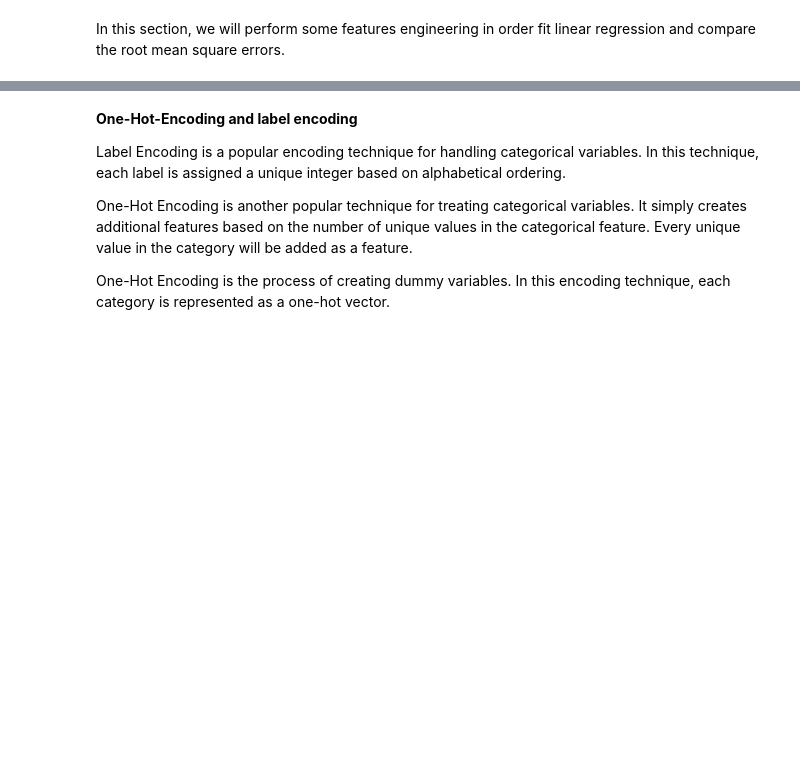
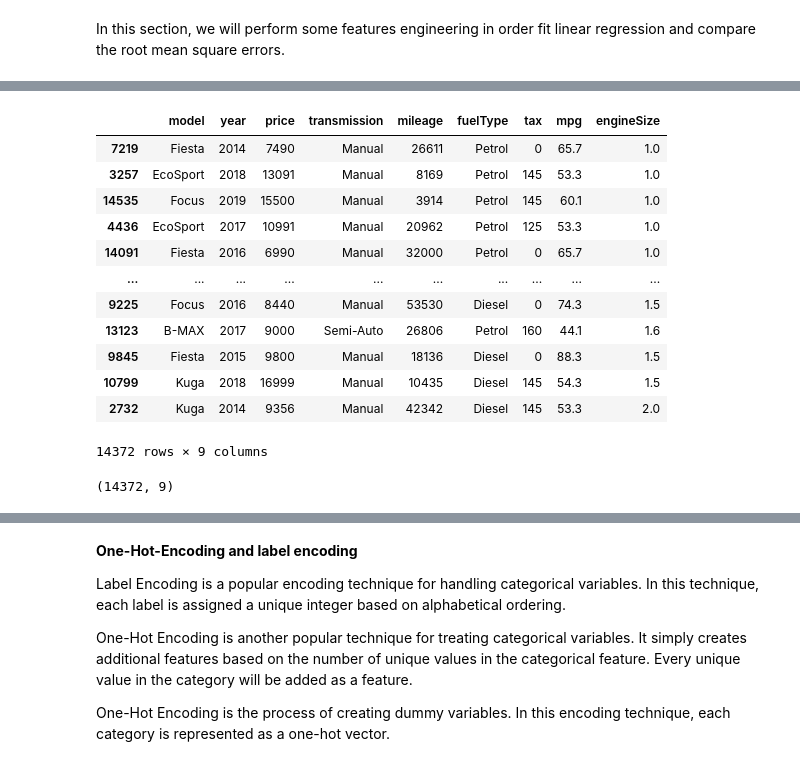
Before and after one commit to kston/ford_regression_regularization, a Jupyter notebook: Ford_Dataset_Linear_Regr_and_Regul.ipynb, the cells around one changed output, grey strips where cells are left out. Drawn from its saved outputs; the diff is of its cells as text; code cells hidden in the pictures; blank space fills up the shorter version.

```diff
--- a/Ford_Dataset_Linear_Regr_and_Regul.ipynb
+++ b/Ford_Dataset_Linear_Regr_and_Regul.ipynb
@@ -475,3 +477,19 @@ df.shape
+# %%
+df
+# %% [output]
+|  | model | year | price | transmission | mileage | fuelType | tax | mpg | engineSize |
+| 7219 | Fiesta | 2014 | 7490 | Manual | 26611 | Petrol | 0 | 65.7 | 1.0 |
+| 3257 | EcoSport | 2018 | 13091 | Manual | 8169 | Petrol | 145 | 53.3 | 1.0 |
+| 14535 | Focus | 2019 | 15500 | Manual | 3914 | Petrol | 145 | 60.1 | 1.0 |
+| 4436 | EcoSport | 2017 | 10991 | Manual | 20962 | Petrol | 125 | 53.3 | 1.0 |
+| 14091 | Fiesta | 2016 | 6990 | Manual | 32000 | Petrol | 0 | 65.7 | 1.0 |
+| ... | ... | ... | ... | ... | ... | ... | ... | ... | ... |
+| 9225 | Focus | 2016 | 8440 | Manual | 53530 | Diesel | 0 | 74.3 | 1.5 |
+| 13123 | B-MAX | 2017 | 9000 | Semi-Auto | 26806 | Petrol | 160 | 44.1 | 1.6 |
+| 9845 | Fiesta | 2015 | 9800 | Manual | 18136 | Diesel | 0 | 88.3 | 1.5 |
+| 10799 | Kuga | 2018 | 16999 | Manual | 10435 | Diesel | 145 | 54.3 | 1.5 |
+| 2732 | Kuga | 2014 | 9356 | Manual | 42342 | Diesel | 145 | 53.3 | 2.0 |
+14372 rows × 9 columns
 # %%
 # Cass for feature engineering and model fitting
 
@@ -547,0 +665,5 @@ class LR_model:
+# %%
+df = train_val.copy()
+df.shape
+# %% [output]
+(14372, 9)
```
Also changed, not shown: parts of 11 cells of this notebook.
